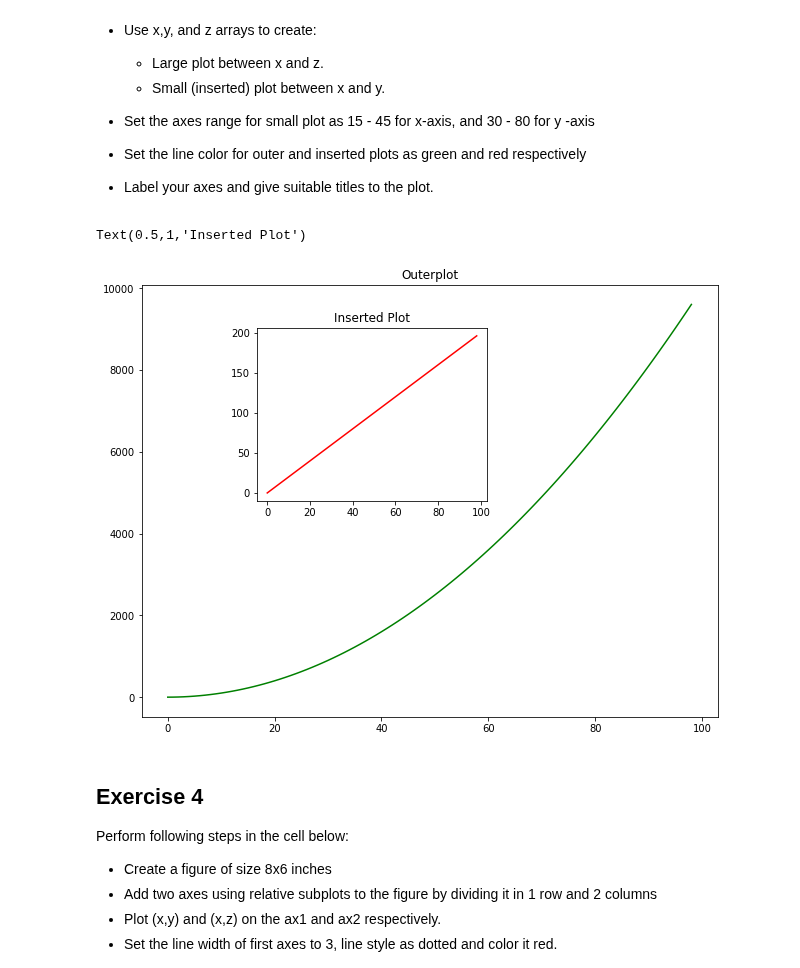
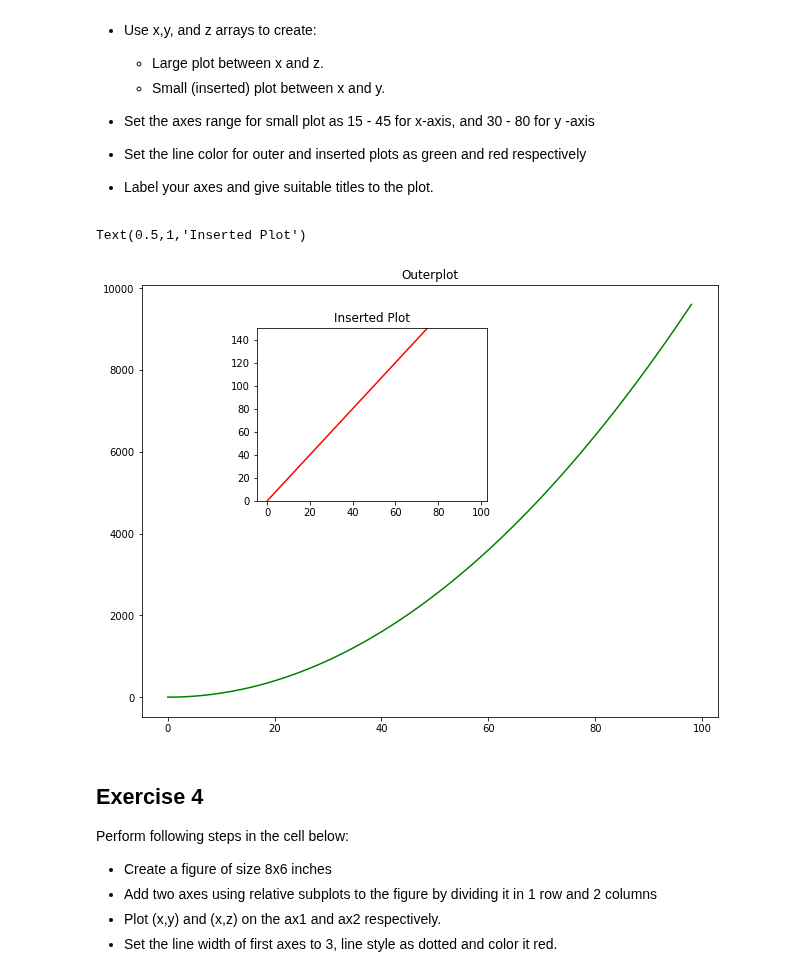
Before and after one commit to MarcSchneider71/ds-matplotlib-intro-lab-nyc-ds-career-012819, a Jupyter notebook: index.ipynb, the cells around one changed output. Cells and saved outputs as stored; diff of their text form; code cells hidden in the pictures.

```diff
--- a/index.ipynb
+++ b/index.ipynb
@@ -128,15 +128,15 @@ Perform following tasks in the cell below:
 # %%
 fig= plt.figure(figsize=(8,6))
 ax1= fig.add_axes([0,0,1,1])
 plt.plot(x,z, color= "green")
 plt.title("Outerplot")
 ax2= fig.add_axes([0.2,0.5,.4,.4])
 plt.plot(x,y, color= "red")
-plt.ylim(-.5, 1.5)
+plt.ylim(0, 150)
 plt.title("Inserted Plot")
 # %% [output]
 Text(0.5,1,'Inserted Plot')
-[figure, old version]
+[figure, new version]
 # %% [markdown]
 ## Exercise 4
 
```
